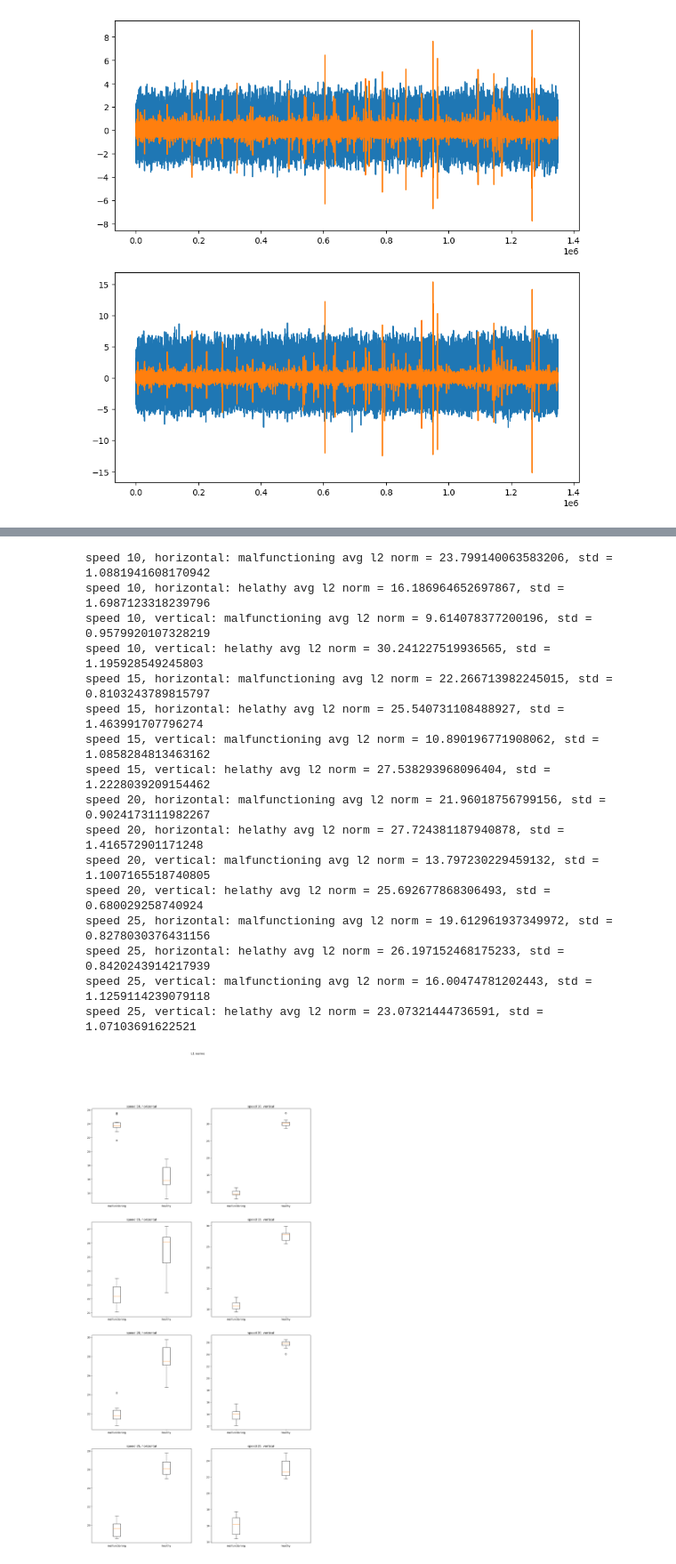
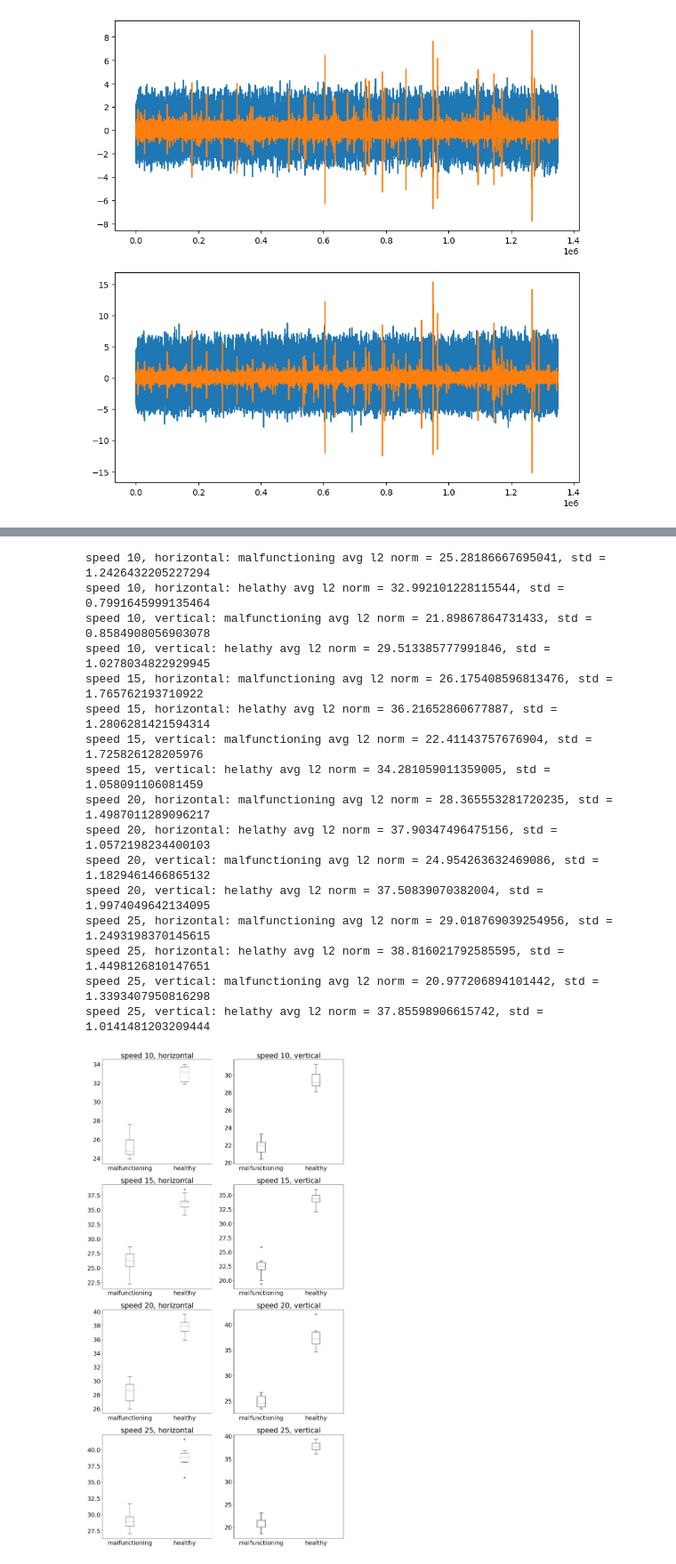
Before and after one commit to nihell/SignalProcessing, a Jupyter notebook: vibstand_data.ipynb, the cells around one changed output, grey strips where cells are left out. Shown at 89% size. Cells and saved outputs as stored; diff of their text form; code cells hidden in the pictures.

```diff
--- a/vibstand_data.ipynb
+++ b/vibstand_data.ipynb
@@ -83,19 +87,19 @@ def compute_diagram(data, dim, delay, skip, normalize = True, weighted = True, p
 # %%
 n_samples = 10
 norms = np.zeros((4,4,n_samples))
-start = 0#2.98
-end = 7#3.7
-grid = np.linspace(start,end,10000)
+start = 2.98
+end = 3.7
+grid = np.linspace(start,end,257)
 bc = BettiCurve(predefined_grid=grid)
-betti_curves = np.zeros((4,4,n_samples,10000))
+betti_curves = np.zeros((4,4,n_samples,len(grid)))
 
 speeds = [10,15,20,25]
 
 
 for j in tqdm(range(0,len(df_list))):
     scaling_factor =(j+2)*0.5
-    dim = int(30*(1/(scaling_factor)))
-    delay = 1#120#int(60*(1/(scaling_factor)**2))#int(90*scaling_factor)
+    dim = int(90*(1/(scaling_factor)))
+    delay = 120#int(60*(1/(scaling_factor)**2))#int(90*scaling_factor)
 
     print("Speed {}, dim = {}, delay = {}".format(speeds[j],dim,delay))
 
@@ -104,7 +108,7 @@ for j in tqdm(range(0,len(df_list))):
         samples = np.array_split(df_list[j].iloc[:,i].values,n_samples)
 
         for k in range(0,len(samples)):
-            pd = compute_diagram(samples[k], dim, delay, skip, normalize = True, weighted = False, point_cloud_size = 250)
+            pd = compute_diagram(samples[k], dim, delay, skip, normalize = True, weighted = True, point_cloud_size = 250)
             #bc = np.array(compute_bc_from_ts(samples[k], dim, delay, skip))
             curve = np.array(bc.fit_transform([pd])[0])
             betti_curves[j,i,k] = curve
@@ -119,0 +124,19 @@ Speed 25, dim = 12, delay = 1
+# %%
+#cvb
+
+n_samples = 10
+cvb_curves = np.zeros((4,4,n_samples,257))
+
+
+
+
+for j in tqdm(range(0,len(df_list))):
+
+    for i in range(0,4):
+        samples = np.array_split(df_list[j].iloc[:,i].values,n_samples)
+
+        for k in range(0,len(samples)):
+            freqs, t, Pxx = spectrogram(samples[k], fs=25000, nfft=512, window="hamming", nperseg= 256, noverlap= int(np.floor(0.85*256)),detrend = False, mode="magnitude")
+            curve =  np.array([cvb(np.abs(Pxx[i])) for i in range(0,len(freqs))])
+
+            cvb_curves[j,i,k] = curve
@@ -119,0 +148,3 @@ Speed 25, dim = 12, delay = 1
+# %%
+curves = np.concatenate([betti_curves, (np.max(betti_curves)/np.max(cvb_curves))*cvb_curves],axis = 3)
+curves.shape
@@ -122,6 +155,6 @@ f,ax = plt.subplots()
 for j in tqdm(range(0,len(df_list))):
     for i in range(0,4):
         for k in range(0,len(samples)):
-            ax.plot(grid, betti_curves[j,i,k])
+            ax.plot(curves[j,i,k])
 plt.show()
 # %% [output]
@@ -157,44 +190,46 @@ print(pca.explained_variance_ratio_)
 # %%
+plt.rc('font', **{'size'   : 22})
+
 fig,ax = plt.subplots(4,2,figsize=(16,32))
 
 ##############Horizontal:0,2 ----------Vertical:1,3
 for i in range(0,4):
     ax[i,0].boxplot([norms[i,0,:],norms[i,2,:]])
     ax[i,0].set_title("speed {}, horizontal".format(speeds[i]))
     ax[i,0].set_xticklabels(["malfunctioning", "healthy"])
 
     ax[i,1].boxplot([norms[i,1,:],norms[i,3,:]])
     ax[i,1].set_title("speed {}, vertical".format(speeds[i]))
     ax[i,1].set_xticklabels(["malfunctioning", "healthy"])
 
     print("speed {}, horizontal: malfunctioning avg l2 norm = {}, std = {}".format(speeds[i], np.mean(norms[i,0,:]), np.std(norms[i,0,:]) ))
     print("speed {}, horizontal: helathy avg l2 norm = {}, std = {}".format(speeds[i], np.mean(norms[i,2,:]), np.std(norms[i,2,:]) ))
     print("speed {}, vertical: malfunctioning avg l2 norm = {}, std = {}".format(speeds[i], np.mean(norms[i,1,:]), np.std(norms[i,1,:]) ))
     print("speed {}, vertical: helathy avg l2 norm = {}, std = {}".format(speeds[i], np.mean(norms[i,3,:]), np.std(norms[i,3,:]) ))
 
 
-fig.suptitle("L1 norms")
+#fig.suptitle("L1 norms")
 plt.savefig("vibstand_results/TestRigBoxplot.pdf")
 
 plt.show()
 # %% [output]
-speed 10, horizontal: malfunctioning avg l2 norm = 23.799140063583206, std = 1.0881941608170942
-speed 10, horizontal: helathy avg l2 norm = 16.186964652697867, std = 1.6987123318239796
-speed 10, vertical: malfunctioning avg l2 norm = 9.614078377200196, std = 0.9579920107328219
-speed 10, vertical: helathy avg l2 norm = 30.241227519936565, std = 1.195928549245803
-speed 15, horizontal: malfunctioning avg l2 norm = 22.266713982245015, std = 0.8103243789815797
-speed 15, horizontal: helathy avg l2 norm = 25.540731108488927, std = 1.463991707796274
-speed 15, vertical: malfunctioning avg l2 norm = 10.890196771908062, std = 1.0858284813463162
-speed 15, vertical: helathy avg l2 norm = 27.538293968096404, std = 1.2228039209154462
-speed 20, horizontal: malfunctioning avg l2 norm = 21.96018756799156, std = 0.9024173111982267
-speed 20, horizontal: helathy avg l2 norm = 27.724381187940878, std = 1.416572901171248
-speed 20, vertical: malfunctioning avg l2 norm = 13.797230229459132, std = 1.1007165518740805
-speed 20, vertical: helathy avg l2 norm = 25.692677868306493, std = 0.680029258740924
-speed 25, horizontal: malfunctioning avg l2 norm = 19.612961937349972, std = 0.8278030376431156
-speed 25, horizontal: helathy avg l2 norm = 26.197152468175233, std = 0.8420243914217939
-speed 25, vertical: malfunctioning avg l2 norm = 16.00474781202443, std = 1.1259114239079118
-speed 25, vertical: helathy avg l2 norm = 23.07321444736591, std = 1.07103691622521
+speed 10, horizontal: malfunctioning avg l2 norm = 25.28186667695041, std = 1.2426432205227294
+speed 10, horizontal: helathy avg l2 norm = 32.992101228115544, std = 0.7991645999135464
+speed 10, vertical: malfunctioning avg l2 norm = 21.89867864731433, std = 0.8584908056903078
+speed 10, vertical: helathy avg l2 norm = 29.513385777991846, std = 1.0278034822929945
+speed 15, horizontal: malfunctioning avg l2 norm = 26.175408596813476, std = 1.765762193710922
+speed 15, horizontal: helathy avg l2 norm = 36.21652860677887, std = 1.2806281421594314
+speed 15, vertical: malfunctioning avg l2 norm = 22.41143757676904, std = 1.725826128205976
+speed 15, vertical: helathy avg l2 norm = 34.281059011359005, std = 1.058091106081459
+speed 20, horizontal: malfunctioning avg l2 norm = 28.365553281720235, std = 1.4987011289096217
+speed 20, horizontal: helathy avg l2 norm = 37.90347496475156, std = 1.0572198234400103
+speed 20, vertical: malfunctioning avg l2 norm = 24.954263632469086, std = 1.1829461466865132
+speed 20, vertical: helathy avg l2 norm = 37.50839070382004, std = 1.9974049642134095
+speed 25, horizontal: malfunctioning avg l2 norm = 29.018769039254956, std = 1.2493198370145615
+speed 25, horizontal: helathy avg l2 norm = 38.816021792585595, std = 1.4498126810147651
+speed 25, vertical: malfunctioning avg l2 norm = 20.977206894101442, std = 1.3393407950816298
+speed 25, vertical: helathy avg l2 norm = 37.85598906615742, std = 1.0141481203209444
-[figure, old version]
+[figure, new version]
 # %%
 pca = PCA(n_components=3)
 pca.fit_transform([betti_curves[j,i,k] for j in range(0,4) for i in range(0,4) for k in range(0,n_samples)])
```
Also changed, not shown: parts of 10 cells of this notebook, 5 other files.
